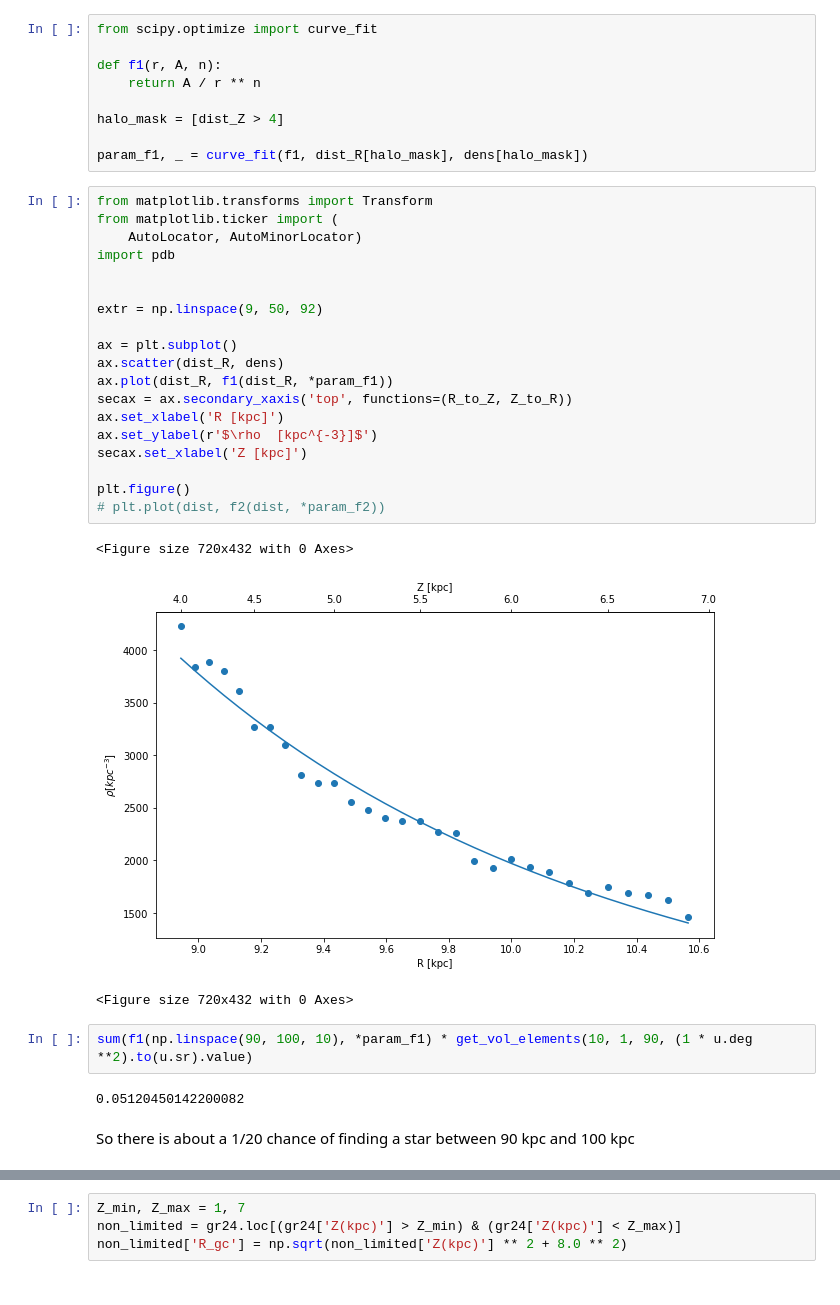
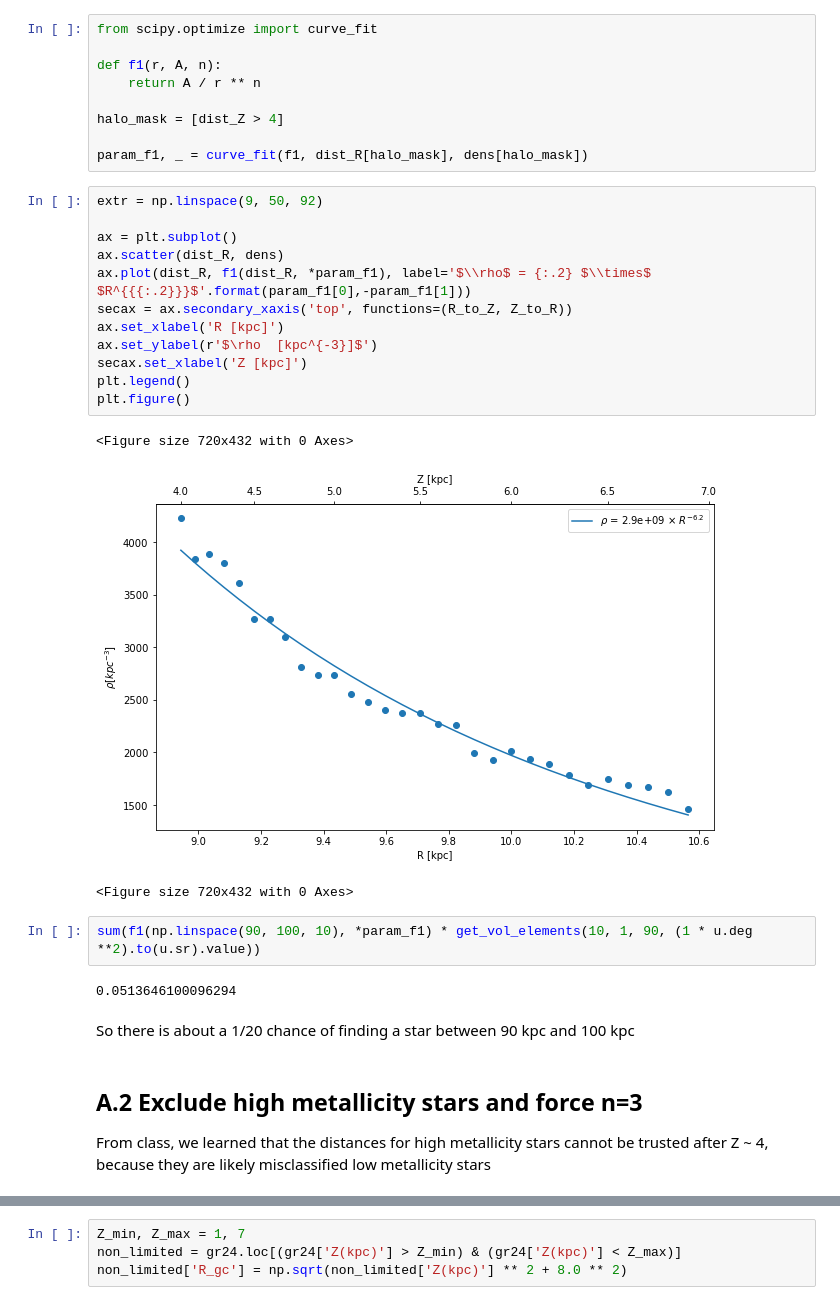
Before and after one commit to ykwang1/astr-511-w21, a Jupyter notebook: homeworks/notebooks/Homework 1.ipynb, the cells around one changed output, grey strips where cells are left out. Cells and saved outputs as stored; diff of their text form.

```diff
--- a/homeworks/notebooks/Homework 1.ipynb
+++ b/homeworks/notebooks/Homework 1.ipynb
@@ -402,31 +493,28 @@ halo_mask = [dist_Z > 4]
 
 param_f1, _ = curve_fit(f1, dist_R[halo_mask], dens[halo_mask])
 # %%
-from matplotlib.transforms import Transform
-from matplotlib.ticker import (
-    AutoLocator, AutoMinorLocator)
-import pdb
-
-
 extr = np.linspace(9, 50, 92)
 
 ax = plt.subplot()
 ax.scatter(dist_R, dens)
-ax.plot(dist_R, f1(dist_R, *param_f1))
+ax.plot(dist_R, f1(dist_R, *param_f1), label='$\\rho$ = {:.2} $\\times$ $R^{{{:.2}}}$'.format(param_f1[0],-param_f1[1]))
 secax = ax.secondary_xaxis('top', functions=(R_to_Z, Z_to_R))
 ax.set_xlabel('R [kpc]')
 ax.set_ylabel(r'$\rho  [kpc^{-3}]$')
 secax.set_xlabel('Z [kpc]')
-
+plt.legend()
 plt.figure()
-# plt.plot(dist, f2(dist, *param_f2))
 # %% [output]
 <Figure size 720x432 with 0 Axes>
-[figure, old version]
+[figure, new version]
 <Figure size 720x432 with 0 Axes>
 # %%
-sum(f1(np.linspace(90, 100, 10), *param_f1) * get_vol_elements(10, 1, 90, (1 * u.deg **2).to(u.sr).value)
+sum(f1(np.linspace(90, 100, 10), *param_f1) * get_vol_elements(10, 1, 90, (1 * u.deg **2).to(u.sr).value))
 # %% [output]
-0.05120450142200082
+0.0513646100096294
 # %% [markdown]
 So there is about a 1/20 chance of finding a star between 90 kpc and 100 kpc
+# %% [markdown]
+## A.2 Exclude high metallicity stars and force n=3
+
+From class, we learned that the distances for high metallicity stars cannot be trusted after Z ~ 4, because they are likely misclassified low metallicity stars
```
Also changed, not shown: parts of 35 cells of this notebook.
